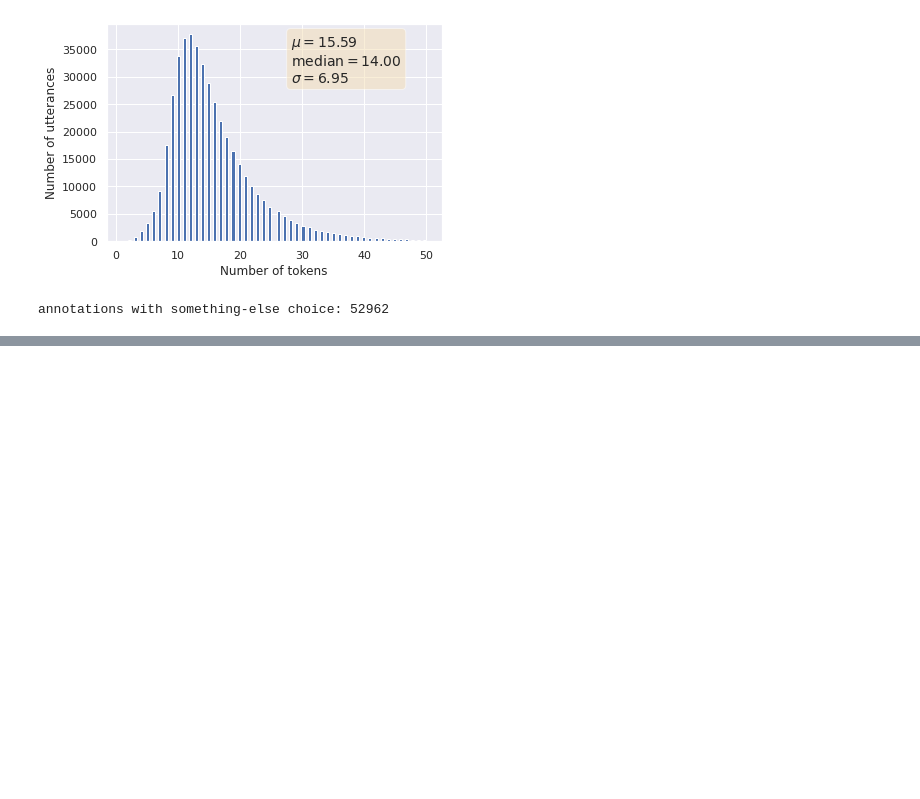
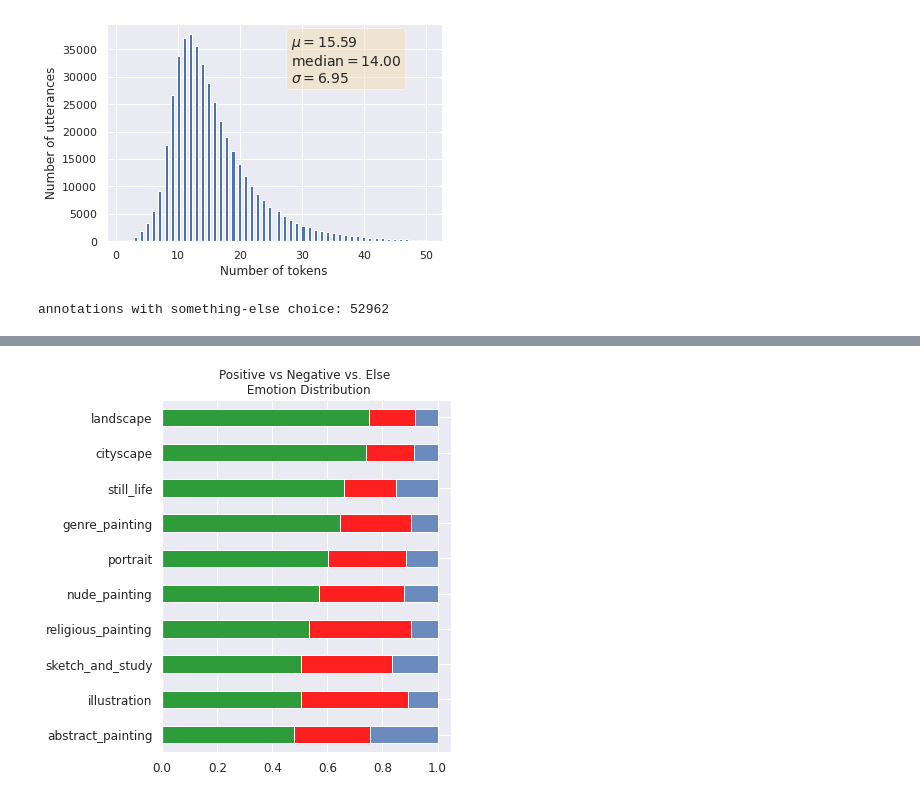
Before and after one commit to optas/artemis, a Jupyter notebook: artemis/notebooks/analysis/analyzing_artemis.ipynb, the cells around one changed output, grey strips where cells are left out. Saved outputs shown, nothing was run; the diff lists cells and outputs as text; code cells hidden in the pictures; blank space fills up the shorter version.

```diff
--- a/artemis/notebooks/analysis/analyzing_artemis.ipynb
+++ b/artemis/notebooks/analysis/analyzing_artemis.ipynb
@@ -359,0 +404,8 @@ Name: tokens, dtype: int64
+# %%
+## Plot pos-vs-neg-vs-else as mass per genre
+grouping_col = 'genre'
+stimuli = df_with_genre.groupby([grouping_col])
+pne_of_stim = stimuli.pne.apply(pne)
+pne_distribution_plot(pne_of_stim, grouping_col)
+# %% [output]
+[figure, added]
```
Also changed, not shown: parts of 11 cells of this notebook, 1 other file.
